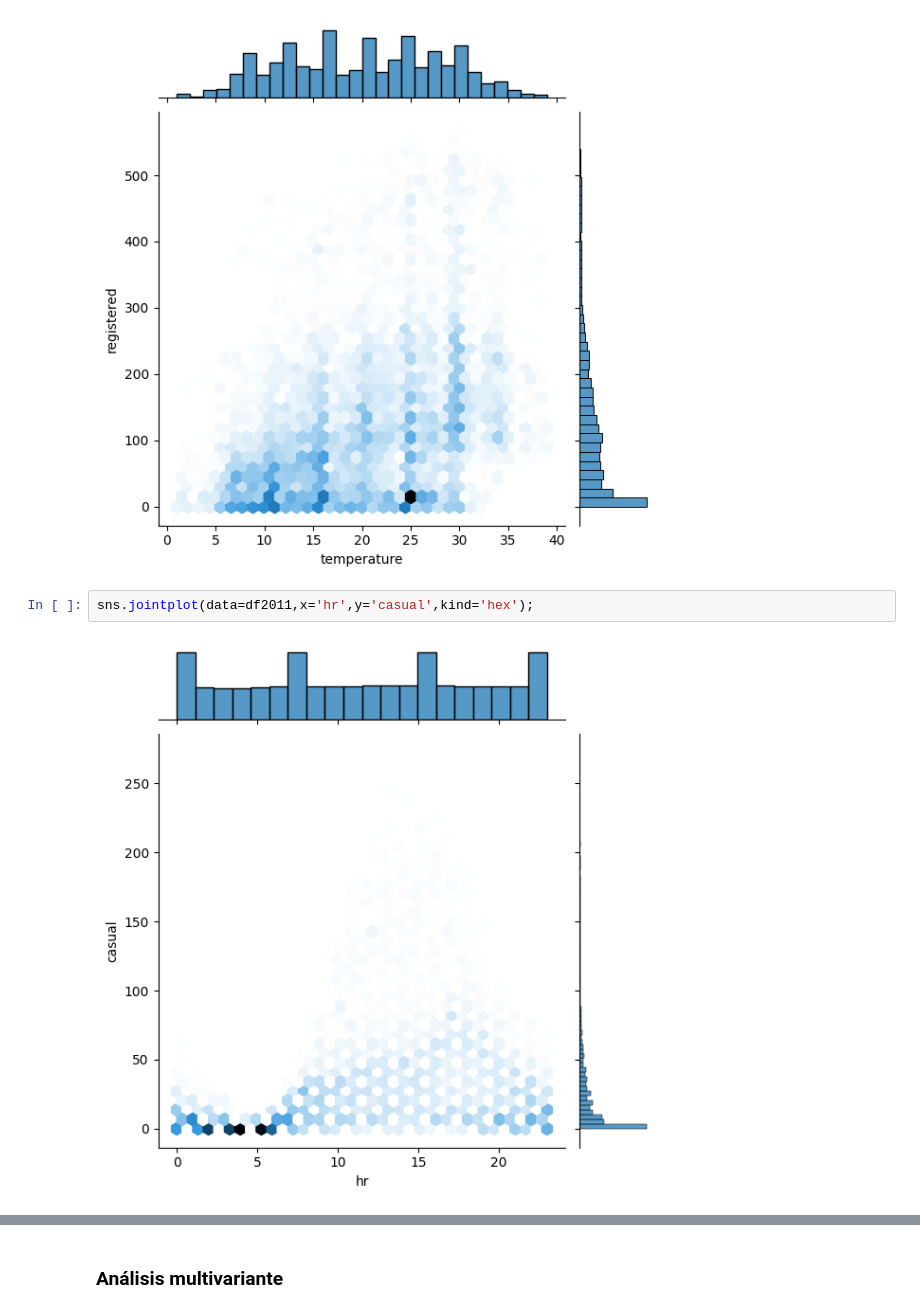
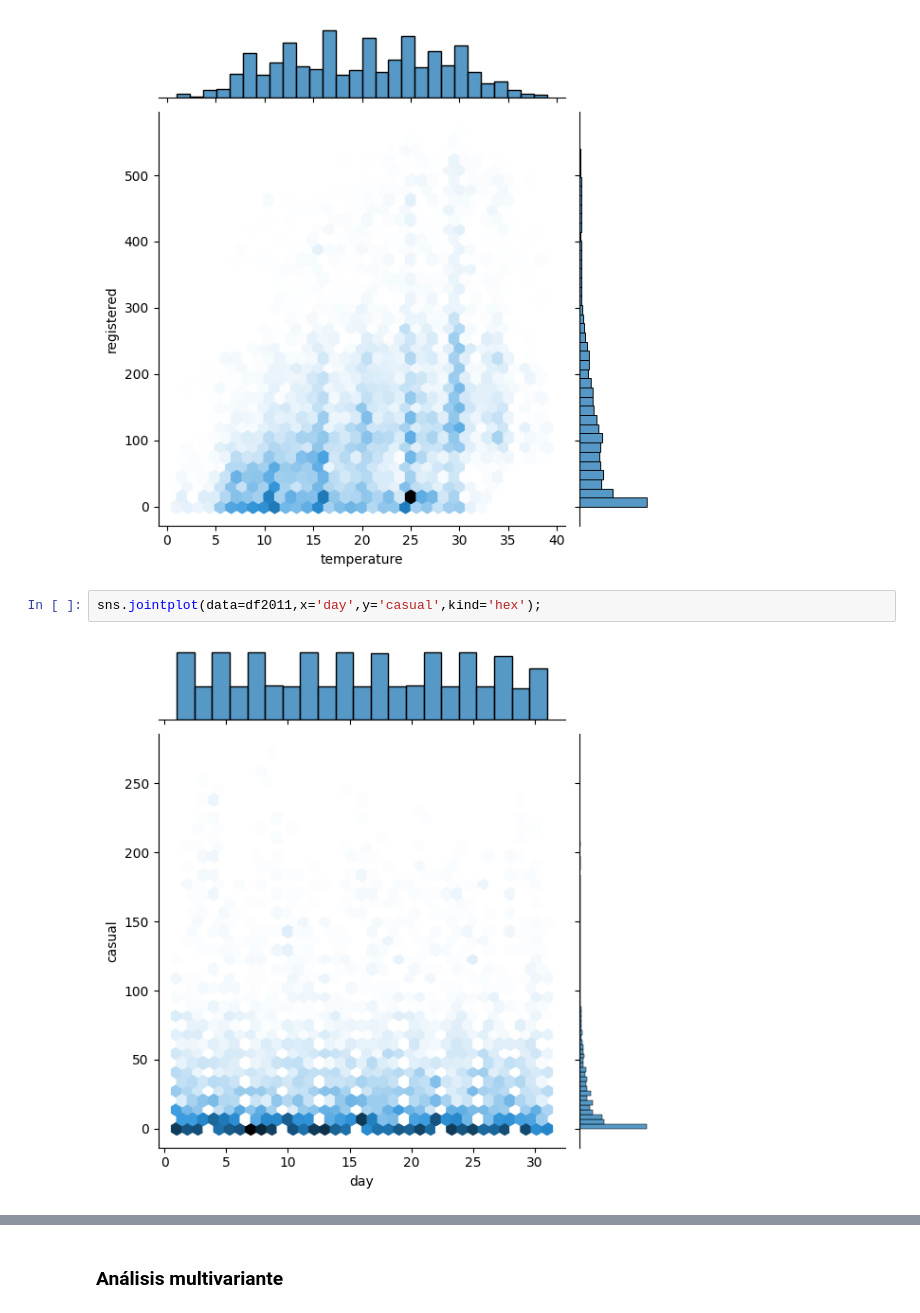
Before and after one commit to solfontan/Capital_Bikeshare_EDA, a Jupyter notebook: Datos_analisis.ipynb, the cells around one changed output, grey strips where cells are left out. Drawn from its saved outputs; the diff is of its cells as text.

```diff
--- a/Datos_analisis.ipynb
+++ b/Datos_analisis.ipynb
@@ -711,6 +597,6 @@ sns.jointplot(data=df2011,x='temperature',y='registered',kind='hex');
 # %% [output]
 [figure]
 # %%
-sns.jointplot(data=df2011,x='hr',y='casual',kind='hex');
+sns.jointplot(data=df2011,x='day',y='casual',kind='hex');
 # %% [output]
-[figure, old version]
+[figure, new version]
```
Also changed, not shown: parts of 53 cells of this notebook, 2 other files.
